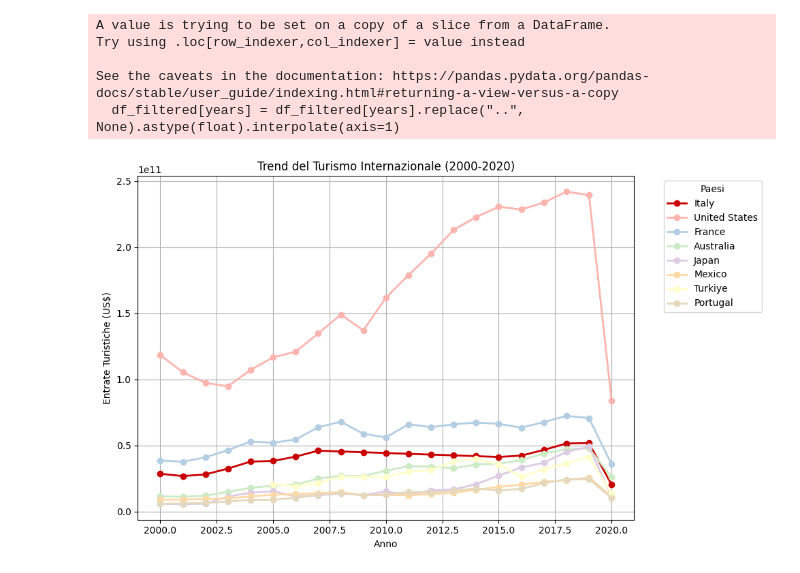
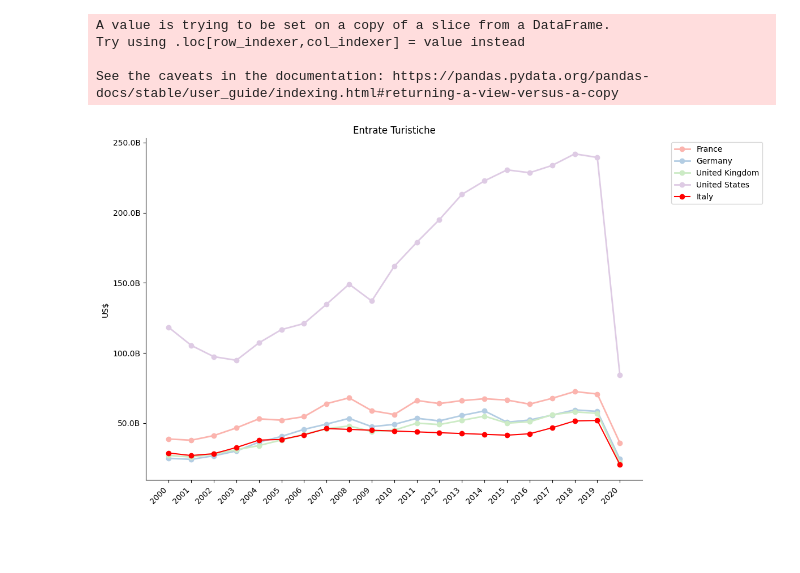
Before and after one commit to andrealosi8/TourismDataVisualization, a Jupyter notebook: tourismVisualization.ipynb, the cells around one changed output. Cells and saved outputs as stored; diff of their text form; code cells hidden in the pictures; blank space fills up the shorter version.

```diff
--- a/tourismVisualization.ipynb
+++ b/tourismVisualization.ipynb
@@ -128,8 +557,8 @@ def rgb_to_hex(r, g, b):
 file_path = "datasets/Receipts.csv"
 df = pd.read_csv(file_path)
 
-# Seleziona i paesi di interesse (rimuovi Cina, Sud Africa e Grecia, aggiungi Portogallo)
-countries = ["Italy", "United States", "France", "Australia", "Japan", "Mexico", "Turkiye", "Portugal"]
+# Seleziona i paesi di interesse
+countries = ["Italy", "France", "Germany", "United Kingdom", "United States"]
 df_filtered = df[df["Country Name"].isin(countries)]
 
 # Estrai i nomi delle colonne che rappresentano gli anni
@@ -139,48 +568,65 @@ years = [col for col in df.columns if col.startswith("20")]
 years = [year for year in years if int(year[:4]) <= 2020]
 
 # Interpolazione dei valori mancanti
 df_filtered[years] = df_filtered[years].replace("..", None).astype(float).interpolate(axis=1)
 
 # Trasforma il dataset in formato lungo
 df_long = df_filtered.melt(id_vars=["Country Name"],
                            value_vars=years,
                            var_name="Year", value_name="Receipts")
 
 # Converte l'anno in formato numerico
-df_long["Year"] = df_long["Year"].str[:4].astype(int)  # Estrae solo l'anno (es. da "2000 [YR2000]")
+df_long["Year"] = df_long["Year"].str[:4].astype(int)
 
-# Crea la palette di colori pastello per gli altri paesi (colori più tenui)
-colors = sns.color_palette("Pastel1", len(countries) - 1)  # Usa Pastel1 per gli altri paesi
+# Crea una palette pastello per gli altri paesi
+colors_pastel = sns.color_palette("Pastel1", len(countries) - 1)
 
 # Crea un dizionario per i colori dei paesi
 color_dict = {country: rgb_to_hex(int(color[0] * 255), int(color[1] * 255), int(color[2] * 255))
-              for country, color in zip(countries[1:], colors)}  # Colori per gli altri paesi
+              for country, color in zip(countries[1:], colors_pastel)}
 
-# Colore saturato per l'Italia (un rosso più acceso)
-color_dict["Italy"] = rgb_to_hex(200, 0, 0)  # Colore rosso molto saturo per l'Italia
+# Colore molto saturo per l'Italia
+color_dict["Italy"] = rgb_to_hex(255, 0, 0)  # Rosso molto saturo per l'Italia
 
 # Crea il grafico con Matplotlib
-plt.figure(figsize=(10, 6))
+plt.figure(figsize=(12, 7))  # Dimensioni aumentate per evitare sovrapposizioni
 
+# Disegna prima i grafici degli altri paesi
 for country in countries:
-    country_data = df_long[df_long["Country Name"] == country]
-    plt.plot(country_data["Year"], country_data["Receipts"], label=country,
-             color=color_dict.get(country, "#1f77b4"), marker='o', markersize=6, linewidth=2)
+    if country != "Italy":
+        country_data = df_long[df_long["Country Name"] == country]
+        plt.plot(country_data["Year"], country_data["Receipts"], label=country,
+                 color=color_dict.get(country, "#1f77b4"), marker='o', markersize=6, linewidth=2)
+
+# Disegna il grafico dell'Italia sopra gli altri
+italy_data = df_long[df_long["Country Name"] == "Italy"]
+plt.plot(italy_data["Year"], italy_data["Receipts"], label="Italy",
+         color=color_dict["Italy"], marker='o', zorder=10)
 
 # Personalizza il grafico
-plt.title("Trend del Turismo Internazionale (2000-2020)")
-plt.xlabel("Anno")
-plt.ylabel("Entrate Turistiche (US$)")
-plt.legend(title="Paesi", bbox_to_anchor=(1.05, 1), loc='upper left')
-plt.grid(True)
-plt.tight_layout()  # Per evitare che le etichette vengano tagliate
+plt.title("Entrate Turistiche")
+plt.ylabel("US$")
+plt.legend(bbox_to_anchor=(1.05, 1), loc='upper left')
+
+# Rimuovi griglia e bordi superiore e destro
+plt.grid(False)
+plt.gca().spines['top'].set_visible(False)
+plt.gca().spines['right'].set_visible(False)
+
+# Formatta l'asse Y per mostrare i numeri in miliardi
+plt.gca().get_yaxis().set_major_formatter(plt.FuncFormatter(lambda x, _: f'{x / 1e9:.1f}B'))
+
+# Mostra ogni anno sull'asse X e ruota leggermente le etichette
+plt.xticks(range(2000, 2021, 1), rotation=45, ha='right')
+
+# Layout compatto per evitare sovrapposizioni
+plt.tight_layout()
 
 # Mostra il grafico
 plt.show()
 # %% [output]
 A value is trying to be set on a copy of a slice from a DataFrame.
 Try using .loc[row_indexer,col_indexer] = value instead
 
 See the caveats in the documentation: https://pandas.pydata.org/pandas-docs/stable/user_guide/indexing.html#returning-a-view-versus-a-copy
-  df_filtered[years] = df_filtered[years].replace("..", None).astype(float).interpolate(axis=1)
-[figure, old version]
+[figure, new version]
```
Also changed, not shown: parts of 8 cells of this notebook, 6 other files.
